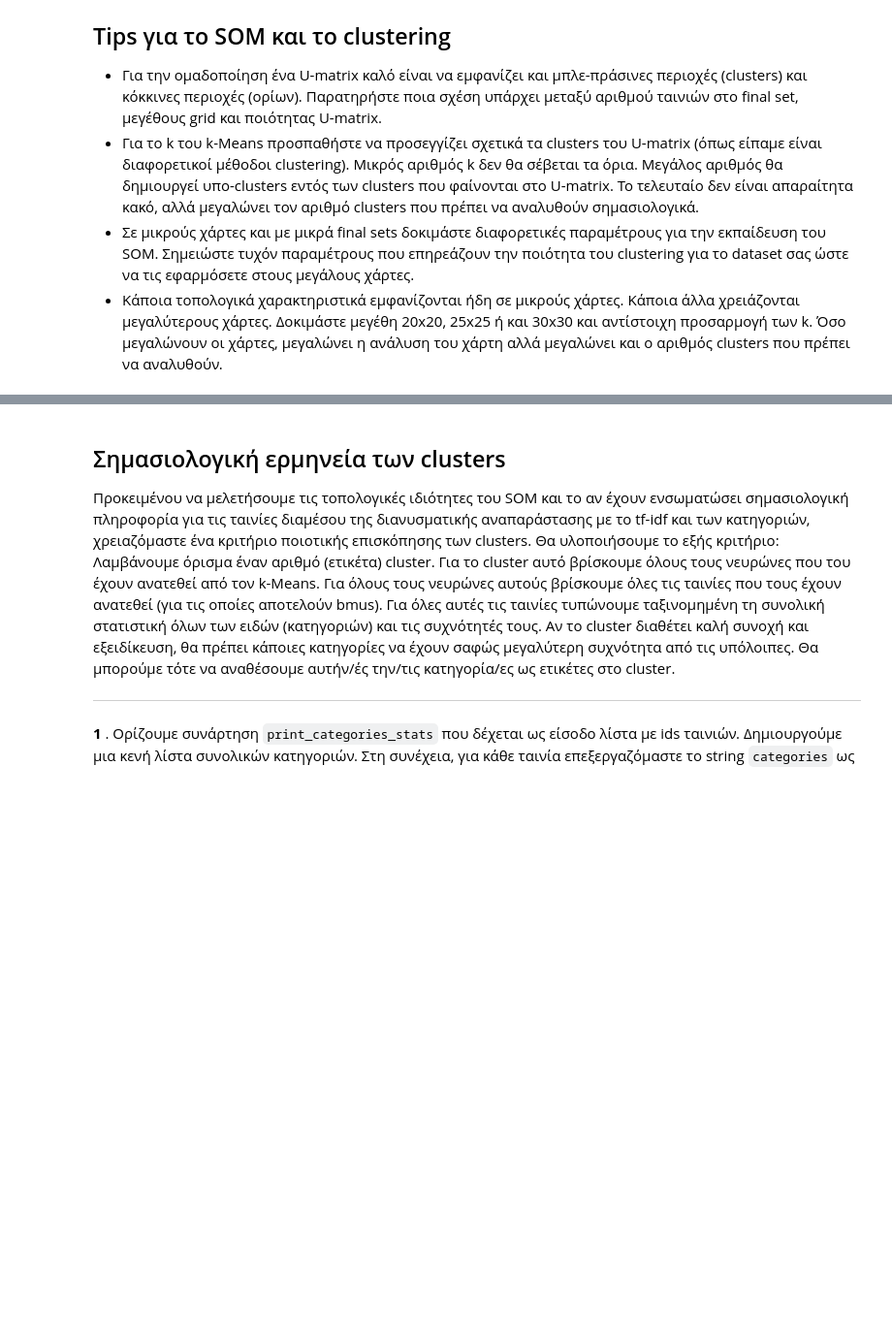
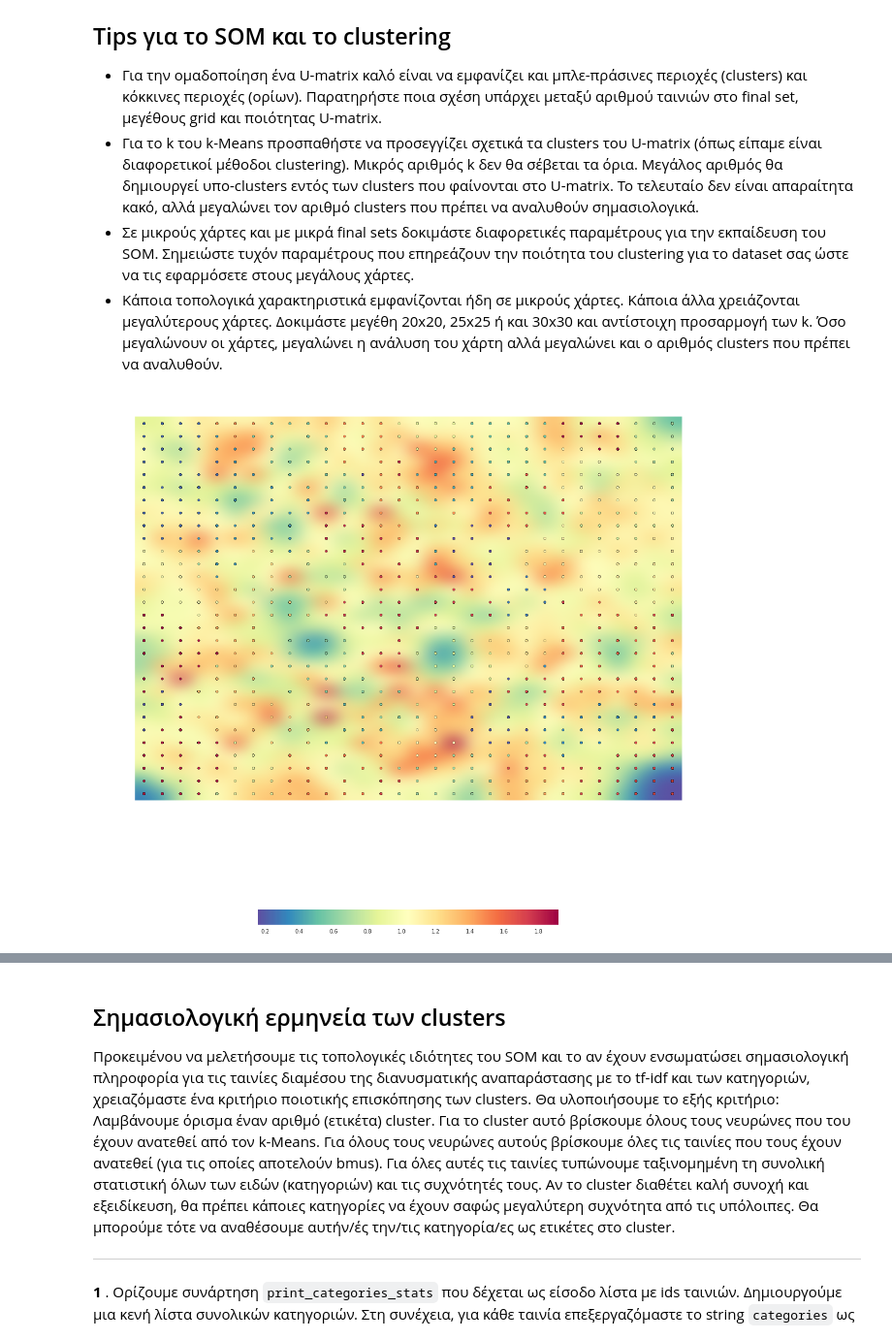
Before and after one commit to pmpakos/Neural-Networks-Projects, a Jupyter notebook: assignment2/tasks1_2.ipynb, the cells around one changed output, grey strips where cells are left out. Shown at 97% size. Saved outputs shown, nothing was run; the diff lists cells and outputs as text; code cells hidden in the pictures; blank space fills up the shorter version.

```diff
--- a/assignment2/tasks1_2.ipynb
+++ b/assignment2/tasks1_2.ipynb
@@ -283,5 +290,5 @@ sjolund famili lillholmen island stockholm archipelago quit religi therefor rega
 # %%
-vectorizer = TfidfVectorizer(stop_words='english',min_df=2)
+vectorizer = TfidfVectorizer(stop_words='english',min_df=4)
 corpus_tf_idf = vectorizer.fit_transform(corpus_final)
 print corpus_tf_idf.shape
 # %% [output]
@@ -372,9 +384,5 @@ drwx------ 3 s440-f39bd962225440-fe8dadcb5f83 users      4096 Nov  6 04:07 tmp
 # Εφαρμογή 2.  Σημασιολογική απεικόνιση της συλλογής ταινιών με χρήση SOM
 <img src="http://visual-memory.co.uk/daniel/Documents/intgenre/Images/film-genres.jpg" width="35%">
-# %%
-corpus_tf_idf = joblib.load('corpus_tf_idf.pkl')
-catbins = joblib.load('catbins.pkl')
-categories = joblib.load('categories.pkl')
 # %% [markdown]
 ## Δημιουργία dataset
 Στη δεύτερη εφαρμογή θα βασιστούμε στις τοπολογικές ιδιότητες των Self Organizing Maps (SOM) για να φτιάξουμε ενά χάρτη (grid) δύο διαστάσεων όπου θα απεικονίζονται όλες οι ταινίες της συλλογής της ομάδας με τρόπο χωρικά συνεκτικό ως προς το περιεχόμενο και κυρίως το είδος τους. Η `build_final_set` αρχικά μετατρέπει την αραιή αναπαράσταση tf-idf της εξόδου της `TfidfVectorizer()` σε πυκνή (η [αραιή αναπαράσταση](https://en.wikipedia.org/wiki/Sparse_matrix) έχει τιμές μόνο για τα μη μηδενικά στοιχεία). Στη συνέχεια ενώνει την πυκνή `dense_tf_idf` αναπαράσταση και τις binarized κατηγορίες `catbins` ως επιπλέον στήλες (χαρακτηριστικά). Τέλος, δέχεται ένα ορισμα για το πόσες ταινίες να επιστρέψει, με default τιμή όλες τις ταινίες (5000). Αυτό είναι χρήσιμο για να μπορείτε αν θέλετε να φτιάχνετε μικρότερα σύνολα δεδομένων ώστε να εκπαιδεύεται ταχύτερα το SOM.
@@ -398,5 +408,5 @@ print final_set.shape
 # %%
-n_rows, n_columns = 25, 25
+n_rows, n_columns = 30, 30
 som = somoclu.Somoclu(n_columns, n_rows)
 %time som.train(data=final_set, epochs=100)
 # %% [output]
@@ -434,3 +444,12 @@ To somoclu δίνει την επιπρόσθετη δυνατότητα να κ
 - Για το k του k-Means προσπαθήστε να προσεγγίζει σχετικά τα clusters του U-matrix (όπως είπαμε είναι διαφορετικοί μέθοδοι clustering). Μικρός αριθμός k δεν θα σέβεται τα όρια. Μεγάλος αριθμός θα δημιουργεί υπο-clusters εντός των clusters που φαίνονται στο U-matrix. Το τελευταίο δεν είναι απαραίτητα κακό, αλλά μεγαλώνει τον αριθμό clusters που πρέπει να αναλυθούν σημασιολογικά.
 - Σε μικρούς χάρτες και με μικρά final sets δοκιμάστε διαφορετικές παραμέτρους για την εκπαίδευση του SOM. Σημειώστε τυχόν παραμέτρους που επηρεάζουν την ποιότητα του clustering για το dataset σας ώστε να τις εφαρμόσετε στους μεγάλους χάρτες.
 - Κάποια τοπολογικά χαρακτηριστικά εμφανίζονται ήδη σε μικρούς χάρτες. Κάποια άλλα χρειάζονται μεγαλύτερους χάρτες. Δοκιμάστε μεγέθη 20x20, 25x25 ή και 30x30 και αντίστοιχη προσαρμογή των k. Όσο μεγαλώνουν οι χάρτες, μεγαλώνει η ανάλυση του χάρτη αλλά μεγαλώνει και ο αριθμός clusters που πρέπει να αναλυθούν.
+# %%
+n_clusters = 40
+
+algorithm = KMeans(n_clusters=n_clusters)
+som.cluster(algorithm=algorithm)
+
+som.view_umatrix(bestmatches=True,figsize=(20, 20),colorbar=True)
+# %% [output]
+[figure, added]
```
Also changed, not shown: parts of 29 cells of this notebook.
